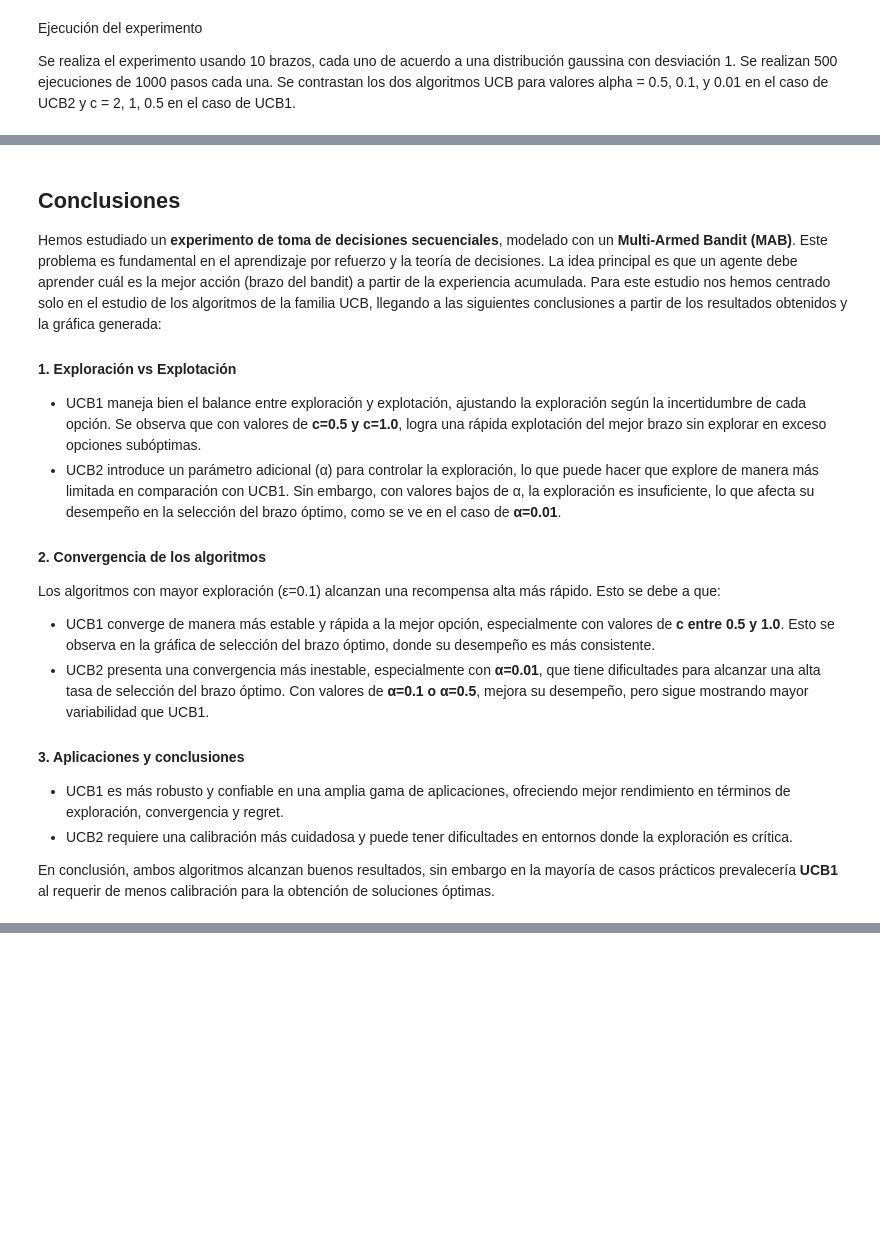
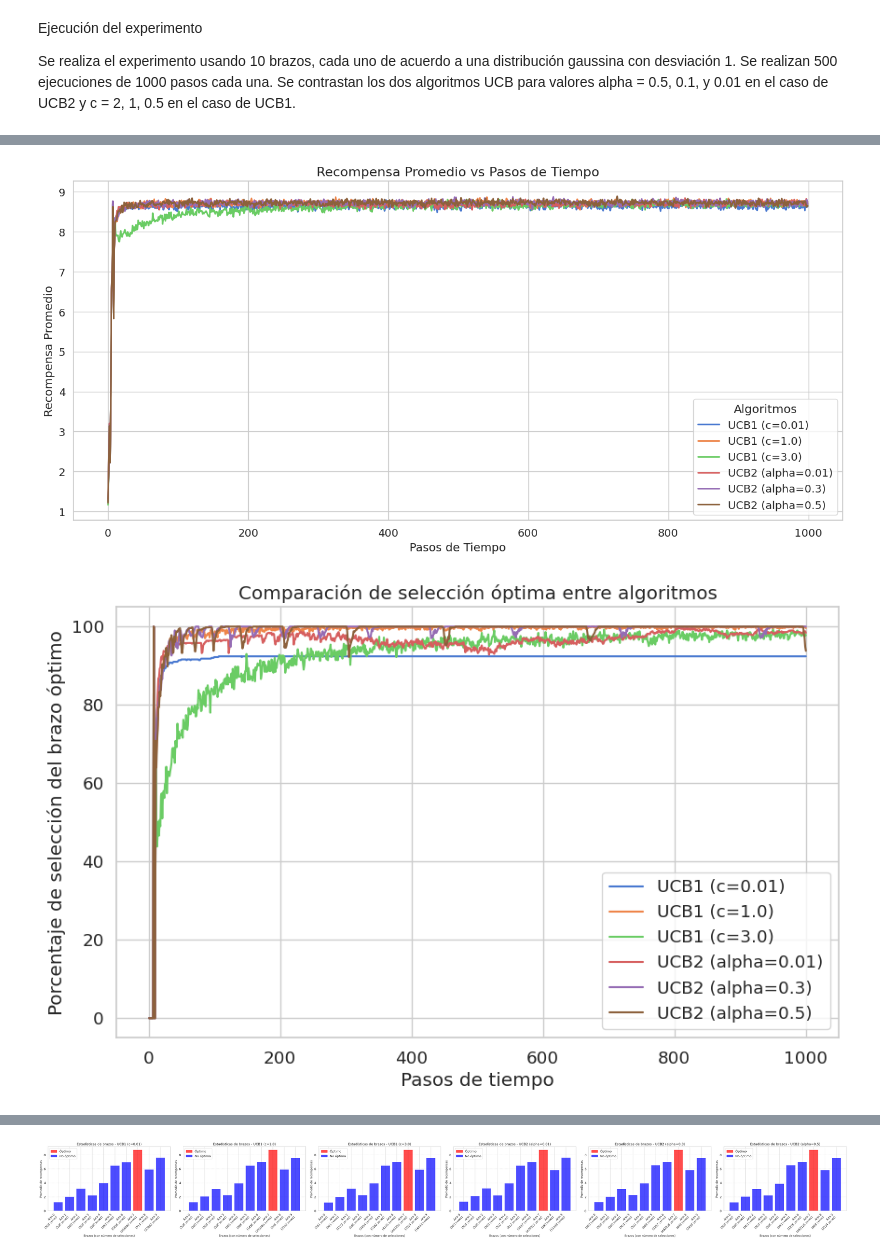
Before and after one commit to ermaury/k_brazos_AM_DE_JP, a Jupyter notebook: bandit_experiment-UCB.ipynb, the cells around one changed output, grey strips where cells are left out. Saved outputs shown, nothing was run; the diff lists cells and outputs as text; code cells hidden in the pictures; blank space fills up the shorter version.

Commit message:
extendido estudio de UCB

```diff
--- a/bandit_experiment-UCB.ipynb
+++ b/bandit_experiment-UCB.ipynb
@@ -41,7 +41,7 @@ from arms import ArmNormal, ArmBernouilli, ArmBinomial, ArmBeta, Bandit
 from plotting import plot_average_rewards, plot_optimal_selections, plot_regret, plot_arm_statistics
 
 
-semilla = 42
+semilla = 43
 # %% [output]
 ['/home/user/workspace/Extensiones de Machine Learning/Practica1/k_brazos_AM_DE_JP', '/home/user/miniconda3/envs/cvenv/lib/python310.zip', '/home/user/miniconda3/envs/cvenv/lib/python3.10', '/home/use ...
 # %% [markdown]
@@ -137,16 +137,24 @@ k = 10  # Número de brazos
 steps = 1000  # Número de pasos que se ejecutarán cada algoritmo
 runs = 500  # Número de ejecuciones
 
+arms = [ArmNormal, ArmBernouilli, ArmBinomial]
+
 # Creación del bandit
-bandit = Bandit(arms=ArmNormal.generate_arms(k)) # Generar un bandido con k brazos de distribución normal
-print(bandit)
+bandits = [Bandit(arms=arm.generate_arms(k)) for arm in arms]
 
-optimal_arm = bandit.optimal_arm
-print(f"Optimal arm: {optimal_arm + 1} with expected reward={bandit.get_expected_value(optimal_arm)}")
+results = dict()
 
-# Definir los algoritmos a comparar. En este caso son 3 algoritmos epsilon-greedy con diferentes valores de epsilon.
-algorithms = [UCB1(k=k, c=2), UCB1(k=k, c=1.0), UCB1(k=k, c=0.5), UCB2(k=k, alpha=0.01), UCB2(k=k, alpha=0.1), UCB2(k=k, alpha=0.5)]
+for bandit in bandits:
+    print(f"Executing Bandit with arm type {bandit.get_type_arms()}")
 
-# Ejecutar el experimento y obtener las recompensas promedio y promedio de las selecciones óptimas
-rewards, optimal_selections, regret_accumulated, arm_stats = run_experiment(bandit, algorithms, steps=1000, runs=500)
+    optimal_arm = bandit.optimal_arm
+    print(f"Optimal arm: {optimal_arm + 1} with expected reward={bandit.get_expected_value(optimal_arm)}")
+
+    # Definir los algoritmos a comparar. En este caso son 3 algoritmos UCB1 con diferentes valores de parametro c y 3 algoritmos UCB2 con distintos parametros alpha.
+    algorithms = [UCB1(k=k, c=0.01), UCB1(k=k, c=1.0), UCB1(k=k, c=3.0), UCB2(k=k, alpha=0.01), UCB2(k=k, alpha=0.3), UCB2(k=k, alpha=0.5)]
+
+    # Ejecutar el experimento y obtener las recompensas promedio y promedio de las selecciones óptimas
+    rewards, optimal_selections, regret_accumulated, arm_stats = run_experiment(bandit, algorithms, steps=1000, runs=500)
+
+    results[bandit.get_type_arms()] = (rewards, optimal_selections, regret_accumulated, arm_stats)
 # %% [output]
@@ -155 +167,5 @@ Optimal arm: 8 with expected reward=9.56
+# %%
+rewards_normal, optimal_selections_normal, regret_accumulated_normal, arm_stats_normal = results['ArmNormal']
+rewards_bernouilli, optimal_selections_bernouilli, regret_accumulated_bernouilli, arm_stats_bernouilli = results['ArmBernouilli']
+rewards_binomial, optimal_selections_binomial, regret_accumulated_binomial, arm_stats_binomial = results['ArmBinomial']
 # %% [markdown]
@@ -168,21 +173,9 @@ plot_arm_statistics(arm_stats, algorithms)
-# %% [markdown]
-## Conclusiones
-
-Hemos estudiado un  **experimento de toma de decisiones secuenciales**, modelado con un **Multi-Armed Bandit (MAB)**. Este problema es fundamental en el aprendizaje por refuerzo y la teoría de decisiones. La idea principal es que un agente debe aprender cuál es la mejor acción (brazo del bandit) a partir de la experiencia acumulada. Para este estudio nos hemos centrado solo en el estudio de los algoritmos de la familia UCB, llegando a las siguientes conclusiones a partir de los resultados obtenidos y la gráfica generada:
-
-#### **1. Exploración vs Explotación**
-- UCB1 maneja bien el balance entre exploración y explotación, ajustando la exploración según la incertidumbre de cada opción. Se observa que con valores de
-**c=0.5 y c=1.0**, logra una rápida explotación del mejor brazo sin explorar en exceso opciones subóptimas.
-- UCB2 introduce un parámetro adicional (α) para controlar la exploración, lo que puede hacer que explore de manera más limitada en comparación con UCB1. Sin embargo, con valores bajos de α, la exploración es insuficiente, lo que afecta su desempeño en la selección del brazo óptimo, como se ve en el caso de **α=0.01**.
-
-#### **2. Convergencia de los algoritmos**
-Los algoritmos con mayor exploración (ε=0.1) alcanzan una recompensa alta más rápido. Esto se debe a que:
-- UCB1 converge de manera más estable y rápida a la mejor opción, especialmente con valores de **c entre 0.5 y 1.0**. Esto se observa en la gráfica de selección del brazo óptimo, donde su desempeño es más consistente.
-- UCB2 presenta una convergencia más inestable, especialmente con **α=0.01**, que tiene dificultades para alcanzar una alta tasa de selección del brazo óptimo. Con valores de **α=0.1 o α=0.5**, mejora su desempeño, pero sigue mostrando mayor variabilidad que UCB1.
-
-
-#### **3. Aplicaciones y conclusiones**
-- UCB1 es más robusto y confiable en una amplia gama de aplicaciones, ofreciendo mejor rendimiento en términos de exploración, convergencia y regret.
-- UCB2 requiere una calibración más cuidadosa y puede tener dificultades en entornos donde la exploración es crítica.
-
-En conclusión, ambos algoritmos alcanzan buenos resultados, sin embargo en la mayoría de casos prácticos prevalecería **UCB1** al requerir de menos calibración para la obtención de soluciones óptimas.
+# %%
+# Graficar los resultados
+plot_average_rewards(steps, rewards_normal, algorithms)
+plot_optimal_selections(steps, optimal_selections_normal, algorithms)
+plot_regret(steps, regret_accumulated_normal, algorithms)
+plot_arm_statistics(arm_stats_normal, algorithms)
+# %% [output]
+[figure, added]
+[figure, added]
@@ -188,0 +183 @@ En conclusión, ambos algoritmos alcanzan buenos resultados, sin embargo en la m
+[figure, added]
```
Also changed, not shown: parts of 11 cells of this notebook, 1 other file.
